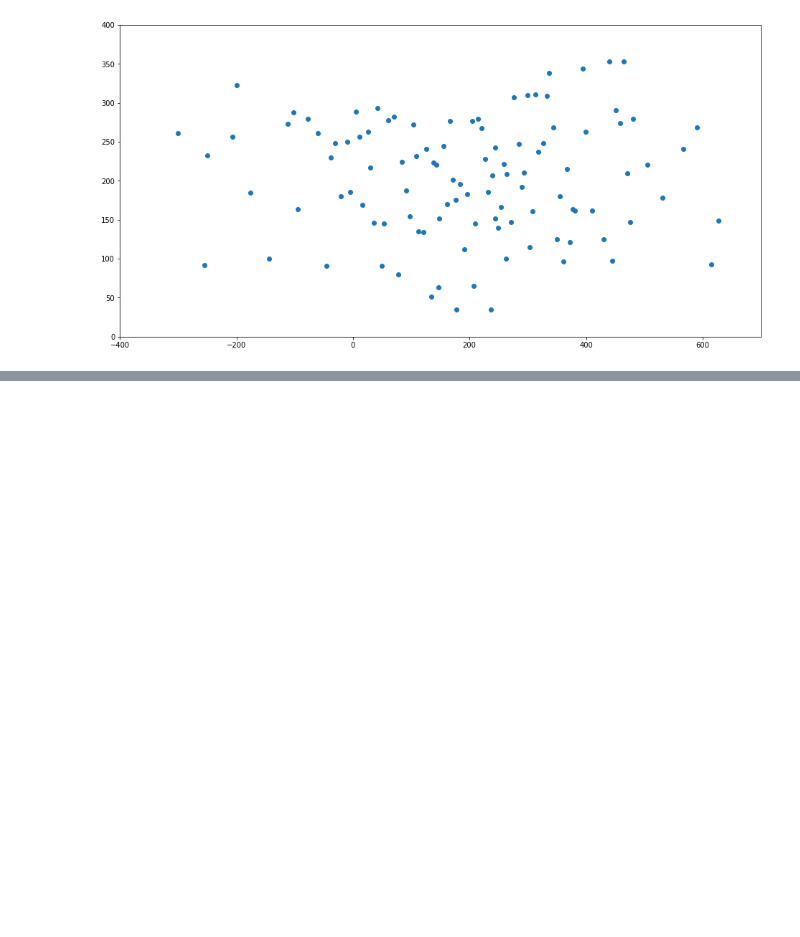
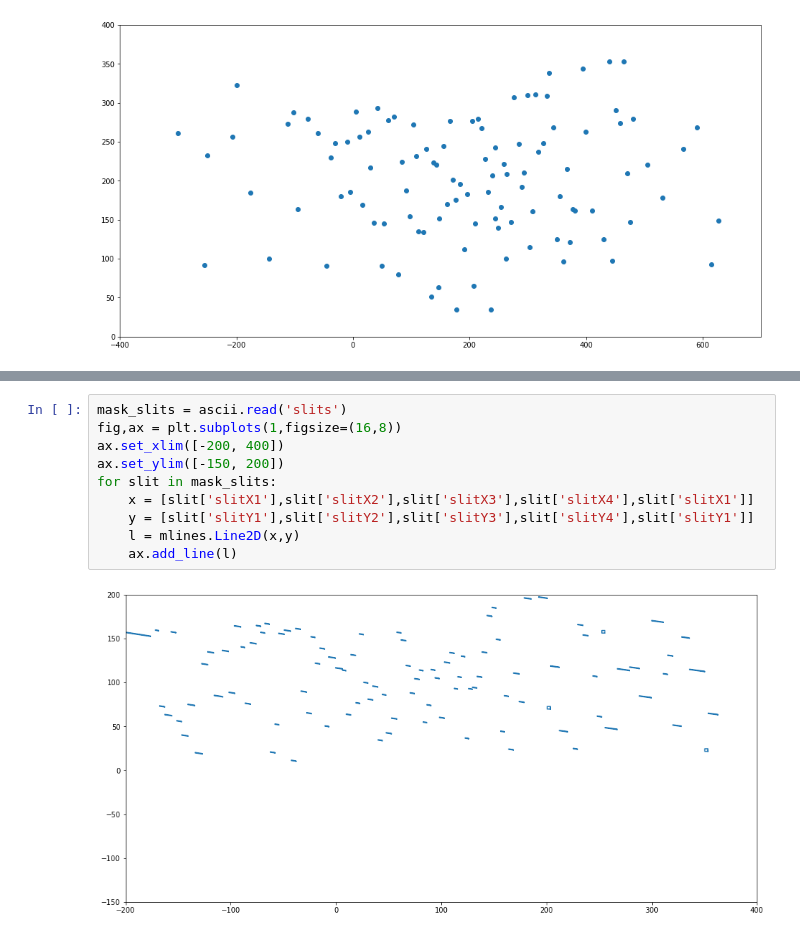
Before and after one commit to KeckObservatory/SlitmaskDesignTool, a Jupyter notebook: PythonConversionByLR/dsimulator.ipynb, the cells around one changed output, grey strips where cells are left out. Saved outputs shown, nothing was run; the diff lists cells and outputs as text; blank space fills up the shorter version.

```diff
--- a/PythonConversionByLR/dsimulator.ipynb
+++ b/PythonConversionByLR/dsimulator.ipynb
@@ -336,0 +841,12 @@ SlitData[0]
+# %%
+mask_slits = ascii.read('slits')
+fig,ax = plt.subplots(1,figsize=(16,8))
+ax.set_xlim([-200, 400])
+ax.set_ylim([-150, 200])
+for slit in mask_slits:
+    x = [slit['slitX1'],slit['slitX2'],slit['slitX3'],slit['slitX4'],slit['slitX1']]
+    y = [slit['slitY1'],slit['slitY2'],slit['slitY3'],slit['slitY4'],slit['slitY1']]
+    l = mlines.Line2D(x,y)
+    ax.add_line(l)
+# %% [output]
+[figure, added]
```
Also changed, not shown: parts of 25 cells of this notebook.
